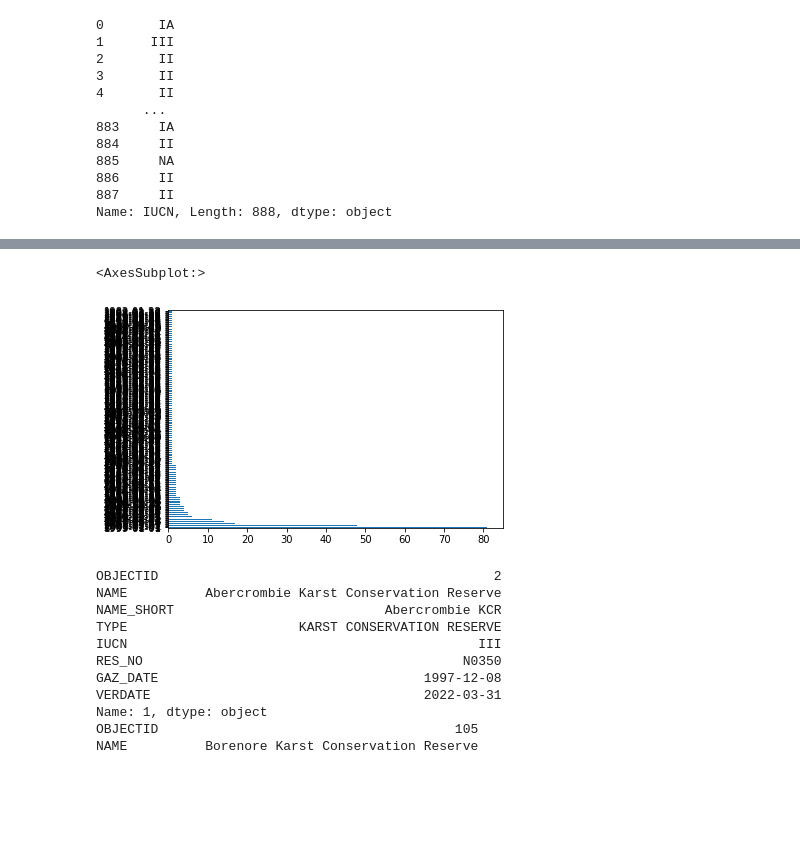
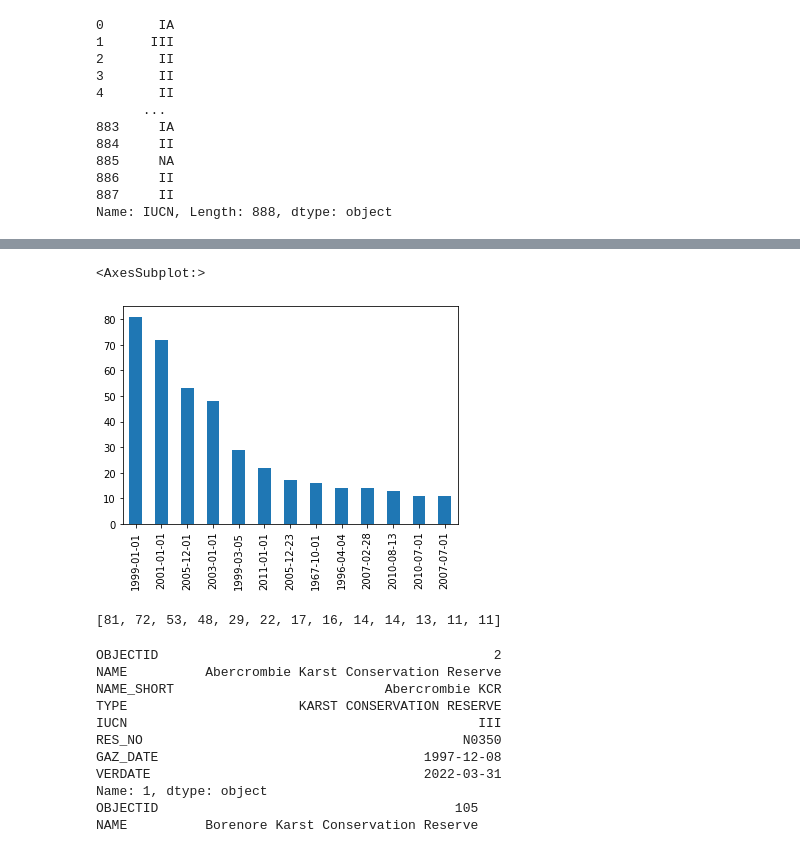
Before and after one commit to AlXu111/NationalParks, a Jupyter notebook: dataproject.ipynb, the cells around one changed output, grey strips where cells are left out. Cells and saved outputs as stored; diff of their text form; code cells hidden in the pictures; blank space fills up the shorter version.

```diff
--- a/dataproject.ipynb
+++ b/dataproject.ipynb
@@ -237,8 +164,19 @@ Name: 12, dtype: object]
 # %%
-df["GAZ_DATE"].value_counts().plot(kind = "barh")
+count_of_dates = df["GAZ_DATE"].value_counts()
+count_of_dates[count_of_dates > 10].plot(kind = "bar")
 # %% [output]
 <AxesSubplot:>
-[figure, old version]
+[figure, new version]
+# %%
+
+notable_dates = []
+for x in df["GAZ_DATE"].value_counts():
+    placement_of_notable_dates_in_df = df["GAZ_DATE"].astype(str) == "1999-01-01"
+    if x > 10:
+        notable_dates.append()
+print(notable_dates)
+# %% [output]
+[81, 72, 53, 48, 29, 22, 17, 16, 14, 14, 13, 11, 11]
 # %%
 type_of_national_park = df["TYPE"]
 list_of_karst_parks = []
```
Also changed, not shown: parts of 25 cells of this notebook.
